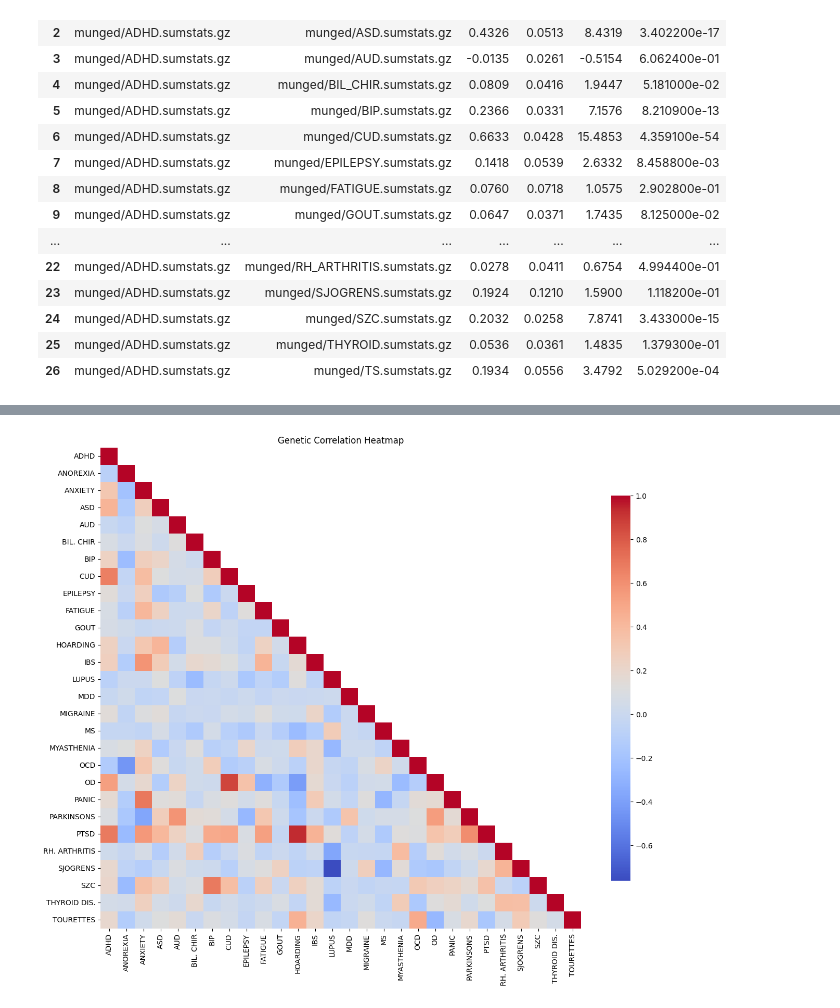
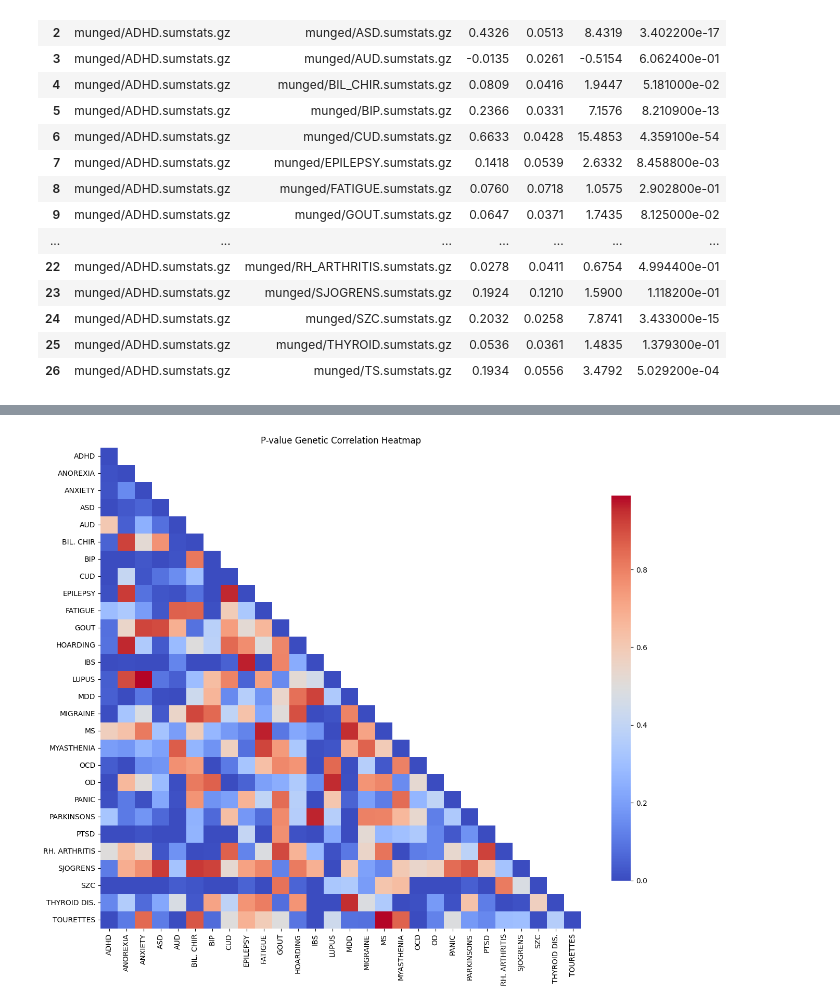
Before and after one commit to Aje026/Genetic-Overlap-in-Female-Biased-Disorders, a Jupyter notebook: correlation_ldsc_all.ipynb, the cells around one changed output, grey strips where cells are left out. Drawn from its saved outputs; the diff is of its cells as text; code cells hidden in the pictures.

```diff
--- a/correlation_ldsc_all.ipynb
+++ b/correlation_ldsc_all.ipynb
@@ -50,20 +45,26 @@ gen_corr_array = np.zeros((len(disorders), len(disorders)))
 # %%
-gen_corr_array = np.zeros((len(disorders), len(disorders)))
+def make_correlation_matrix(column, df_list):
+    array = np.zeros((len(disorders), len(disorders)))
 
-# Assuming df_list is your list of dataframes
-for i, df in enumerate(df_list):
-    corr_val = df['rg'].values
+    # Assuming df_list is your list of dataframes
+    for i, df in enumerate(df_list):
+        val = df[column].values
 
-    if len(corr_val) > 0:  # Check if 'rg' column is not empty
-        for j in range(i + 1, len(corr_val) + 1 + i):  # Start from i + 1 to exclude the diagonal
-            gen_corr_array[j, i] = corr_val[j - i - 1]
+        if len(val) > 0:  # Check if 'rg' column is not empty
+            for j in range(i + 1, len(val) + 1 + i):  # Start from i + 1 to exclude the diagonal
+                array[j, i] = val[j - i - 1]
 
 
-# Fill the diagonal with 1s
-np.fill_diagonal(gen_corr_array, 1)
+    # Fill the diagonal with 1s
+    if column == 'rg':
+        np.fill_diagonal(array, 1)
+    else: np.fill_diagonal(array,0.000005)
 
-# Convert the filled cells to numeric (if the original values are not numeric)
-gen_corr_array = gen_corr_array.astype(float)
+    # Convert the filled cells to numeric (if the original values are not numeric)
+    array = array.astype(float)
 
-# Create a DataFrame with disorders as column and index names
-gen_corr_df = pd.DataFrame(gen_corr_array, index=disorders, columns=disorders)
+    # Create a DataFrame with disorders as column and index names
+    return pd.DataFrame(array, index=disorders, columns=disorders)
+# %%
+corr_pval_df = make_correlation_matrix('p', df_list)
+gen_corr_df = make_correlation_matrix('rg', df_list)
@@ -76,5 +119,14 @@ plt.figure(figsize=(15,12))
 sns.heatmap(gen_corr_df, cmap='coolwarm', mask=mask, square=True, cbar_kws={"shrink": 0.8})
 plt.title('Genetic Correlation Heatmap')
 plt.show()
-# %% [output]
-[figure, removed]
+# %%
+# Create a mask for the upper triangular part over the diagonal
+mask = np.triu(np.ones_like(corr_pval_df), k=1)
+
+# Plot the heatmap
+plt.figure(figsize=(15,12))
+sns.heatmap(corr_pval_df, cmap='coolwarm', mask=mask, square=True, cbar_kws={"shrink": 0.8})
+plt.title('P-value Genetic Correlation Heatmap')
+plt.show()
+# %% [output]
+[figure, added]
```
Also changed, not shown: parts of 3 cells of this notebook.
